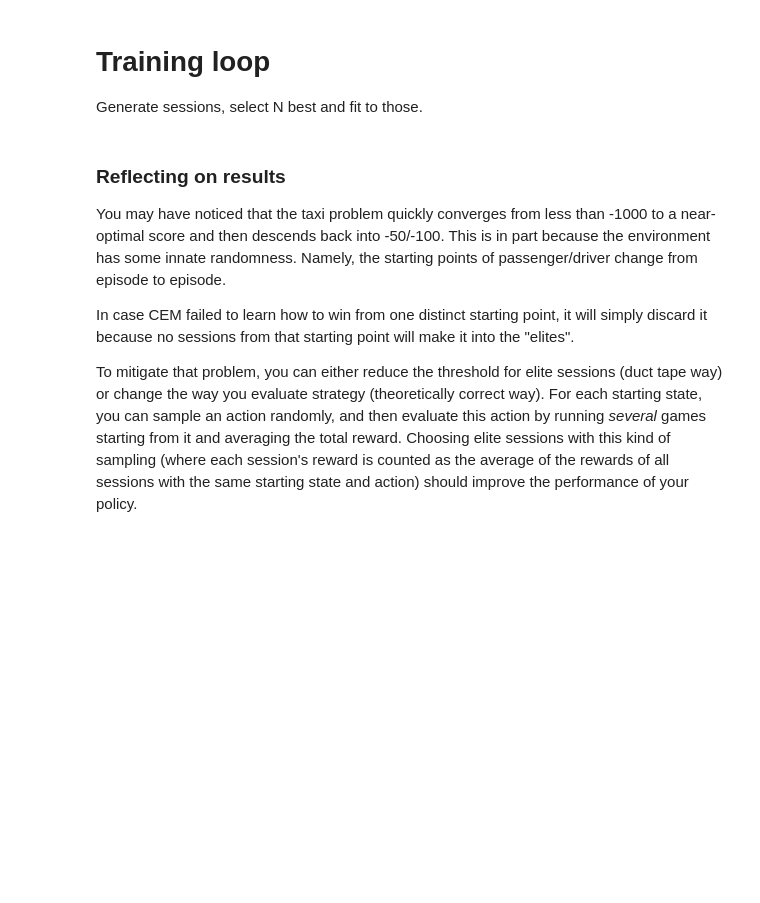
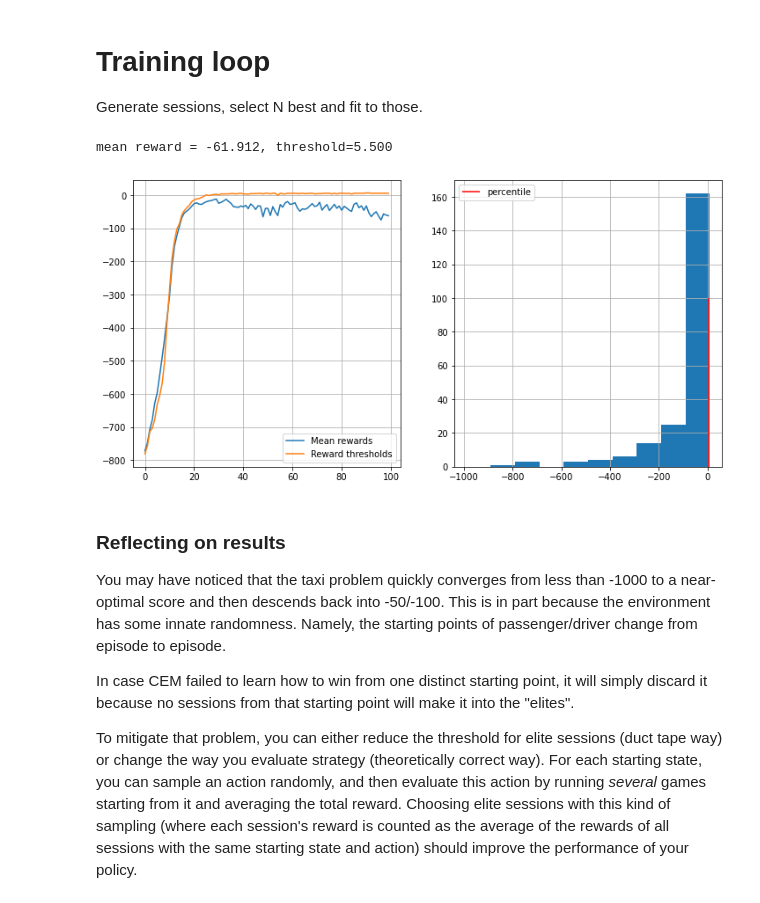
Before and after one commit to chenkova-a/ML_Methods, a Jupyter notebook: 1_crossentropy_method.ipynb, the cells around one changed output. Saved outputs shown, nothing was run; the diff lists cells and outputs as text; code cells hidden in the pictures; blank space fills up the shorter version.

```diff
--- a/1_crossentropy_method.ipynb
+++ b/1_crossentropy_method.ipynb
@@ -52,3 +67,5 @@ assert np.allclose(np.sum(policy, axis=1), 1)
 # Play the game
 
 We record all states and actions we took.
+# %%
+s=env.reset()
@@ -67,7 +89,7 @@ def generate_session(env, policy, t_max=10**4):
     for t in range(t_max):
         # Hint: you can use np.random.choice for sampling action
         # https://numpy.org/doc/stable/reference/random/generated/numpy.random.choice.html
-        a = <YOUR CODE: sample action from policy>
+        a = np.random.choice(range(n_actions), p=policy[s])
 
         next_s, r, done, _ = env.step(a)
 
@@ -116,10 +144,15 @@ def select_elites(states_batch, actions_batch, rewards_batch, percentile):
     (they will become different later).
     """
 
-    reward_threshold = <YOUR CODE: compute minimum reward for elite sessions. Hint: use np.percentile()>
+    reward_threshold = np.percentile(rewards_batch, percentile)
 
-    elite_states = <YOUR CODE>
-    elite_actions = <YOUR CODE>
+    elite_states = []
+    elite_actions = []
+
+    for index in range(len(states_batch)):
+        if (rewards_batch[index] >= reward_threshold):
+            elite_states.extend(states_batch[index])
+            elite_actions.extend(actions_batch[index])
 
     return elite_states, elite_actions
 # %%
@@ -177,7 +212,15 @@ def get_new_policy(elite_states, elite_actions):
 
     new_policy = np.zeros([n_states, n_actions])
 
-    <YOUR CODE: set probabilities for actions given elite states & actions>
+    for index in range(len(elite_states)):
+        new_policy[elite_states[index], elite_actions[index]] += 1
+
+    for index in range(n_states):
+        if(np.sum(new_policy[index]) > 0):
+            new_policy[index] /= new_policy[index].sum()
+        else:
+            new_policy[index] = np.ones(n_actions)/n_actions
+
     # Don't forget to set 1/n_actions for all actions in unvisited states.
 
     return new_policy
@@ -240,23 +285,26 @@ policy = initialize_policy(n_states, n_actions)
 # %%
 n_sessions = 250     # sample this many sessions
 percentile = 50      # take this percent of session with highest rewards
 learning_rate = 0.5  # how quickly the policy is updated, on a scale from 0 to 1
 
 log = []
 
 for i in range(100):
-    %time sessions = [ <YOUR CODE: generate a list of n_sessions new sessions> ]
+    %time sessions = [generate_session(env, policy) for index in range(n_sessions)]
 
     states_batch, actions_batch, rewards_batch = zip(*sessions)
 
-    elite_states, elite_actions = <YOUR CODE: select elite states & actions>
+    elite_states, elite_actions = select_elites(states_batch, actions_batch, rewards_batch, percentile)
 
-    new_policy = <YOUR CODE: compute new policy>
+    new_policy = get_new_policy(elite_states, elite_actions)
 
-    policy = <YOUR CODE: smoothly update policy with learning_rate parameter>
+    policy = learning_rate * new_policy + (1 - learning_rate) * policy
 
     # display results on chart
     show_progress(rewards_batch, log, percentile)
+# %% [output]
+mean reward = -61.912, threshold=5.500
+[figure, added]
 # %% [markdown]
 ### Reflecting on results
 
```
Also changed, not shown: parts of 10 cells of this notebook.
